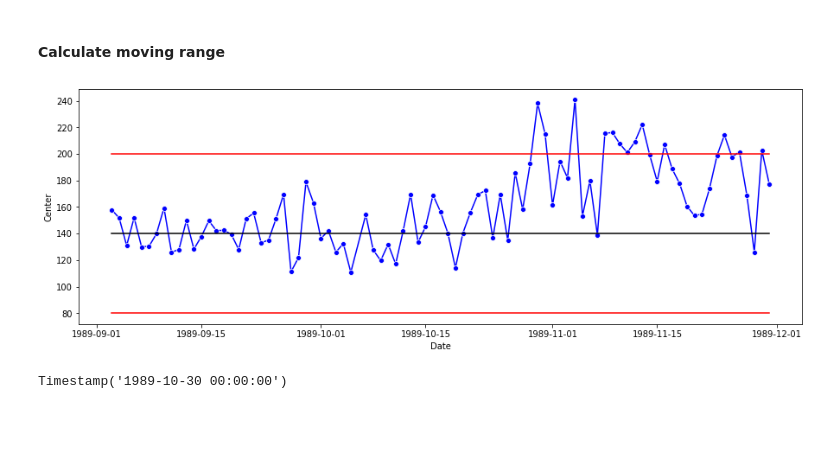
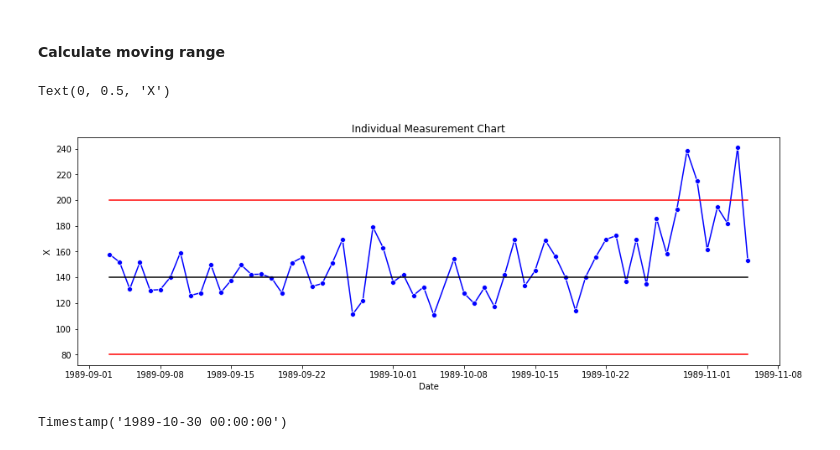
Before and after one commit to howewenann/spc_charts, a Jupyter notebook: notebooks/1.0-hwant-process-diabetes-data.ipynb, the cells around one changed output. Drawn from its saved outputs; the diff is of its cells as text; code cells hidden in the pictures; blank space fills up the shorter version.

```diff
--- a/notebooks/1.0-hwant-process-diabetes-data.ipynb
+++ b/notebooks/1.0-hwant-process-diabetes-data.ipynb
@@ -58,7 +58,7 @@ data_sub_day.plot.line(x='Date', y='mean', figsize=(20,10))
 <matplotlib.axes._subplots.AxesSubplot at 0x...>
 [figure]
 # %%
-date_filter = (data_sub_day['Date'] >= '1989-09') & (data_sub_day['Date'] < '1989-12')
+date_filter = (data_sub_day['Date'] >= '1989-09') & (data_sub_day['Date'] < '1989-11-06')
 # %%
 date_cutoff = '1989-10-15'
 # %%
@@ -103,13 +103,16 @@ x_ind_df = pd.concat([x_ind_df.reset_index(drop=True), x_ind_params_df.reset_ind
 # %%
 fig, ax = plt.subplots(figsize=(15,5))
 sns.relplot(x='Date', y='mean', data=x_ind_df, kind='line', ax=ax, color='blue', marker='o')
 sns.lineplot(x='Date', y='UCL', data=x_ind_df, drawstyle='steps-pre', ax=ax, color='red')
 sns.lineplot(x='Date', y='LCL', data=x_ind_df, drawstyle='steps-pre', ax=ax, color='red')
 sns.relplot(x='Date', y='Center', data=x_ind_df, kind='line', ax=ax, color='black')
 plt.close()
 plt.close()
+plt.title('Individual Measurement Chart')
+plt.ylabel('X')
 # %% [output]
+Text(0, 0.5, 'X')
-[figure, old version]
+[figure, new version]
 # %%
 x_ind_df['Date'][x_ind_df['mean'] > x_ind_df['UCL'][-1:].values[0]].reset_index(drop=True)[0]
 # %% [output]
```
Also changed, not shown: parts of 9 cells of this notebook.
